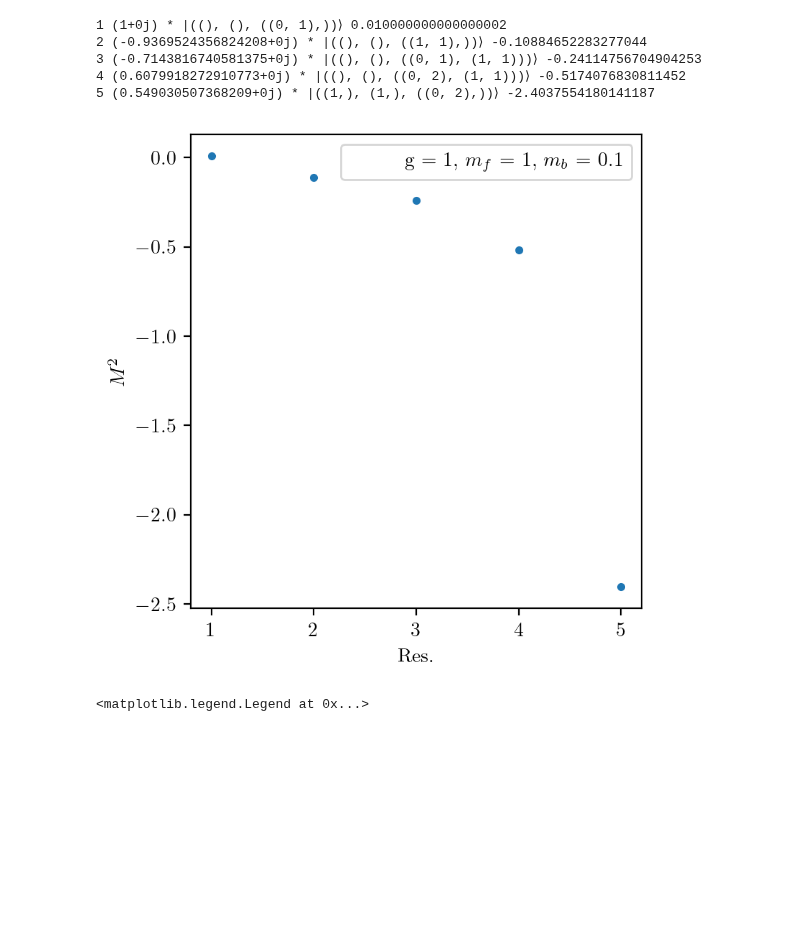
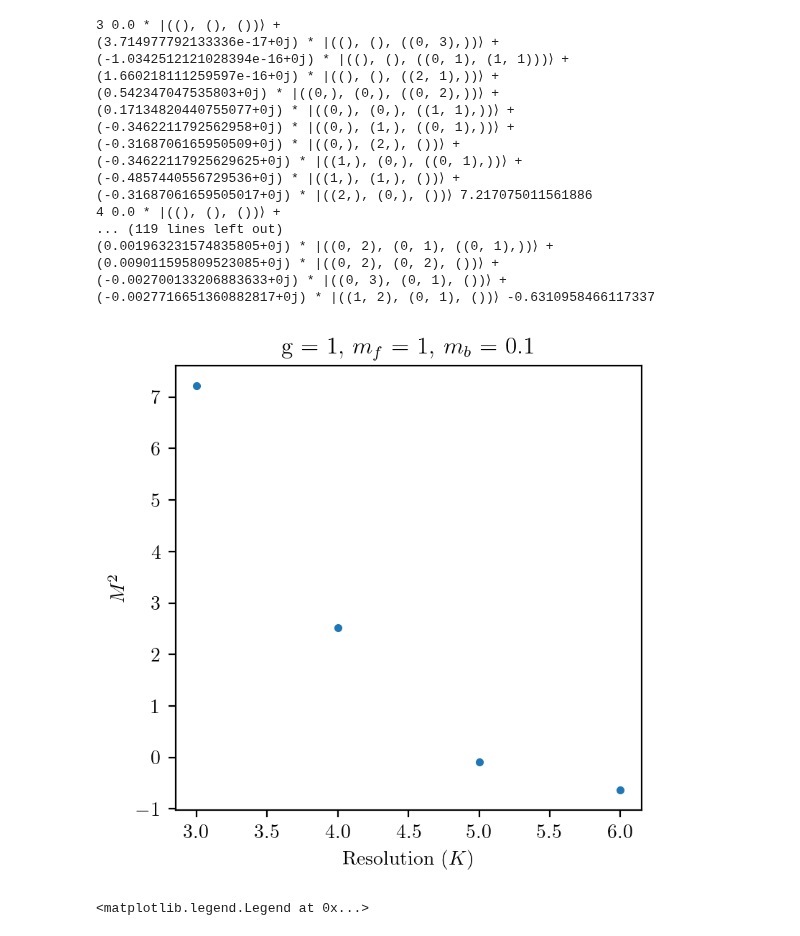
Before and after one commit to cgustin99/OpenParticle, a Jupyter notebook: models/Yukawa/yukawa.ipynb, the cells around one changed output. Drawn from its saved outputs; the diff is of its cells as text; code cells hidden in the pictures; blank space fills up the shorter version.

```diff
--- a/models/Yukawa/yukawa.ipynb
+++ b/models/Yukawa/yukawa.ipynb
@@ -10,4 +10,5 @@ from openparticle.dlcq import momentum_states_partition
 
 
 plt.rcParams["font.family"] = "Times New Roman"
+plt.rcParams["font.size"] = 24
 plt.rc('text', usetex=True)
@@ -14,5 +63,5 @@ plt.rc('text', usetex=True)
 # %%
-def m2_vs_res(res_vals, baryon_number, coupling = 1, mf = 1, mb = 1):
+def m2_vs_res(res_vals, baryon_number, coupling = 1, mf = 1, mb = 1, eigenstate = 0):
 
 
     evals = []
@@ -29,11 +78,11 @@ def m2_vs_res(res_vals, baryon_number, coupling = 1, mf = 1, mb = 1):
 
         if tmp_mat.shape != (0, 0):
             vals, vecs = np.linalg.eigh(tmp_mat)
-
-            evals.append(min(vals))
+            evals.append(sorted(vals)[eigenstate])
             L_vals.append(2*np.pi * res)
-            psi = numpy_to_fock(vecs[:, 0], baryon_number_basis)
+            psi = numpy_to_fock(vecs[:, eigenstate], baryon_number_basis)
             max_weight, state = max_fock_weight(psi)
-            print(res, max_weight *  state, min(vals))
+            # print(res, max_weight *  state, sorted(vals)[eigenstate])
+            print(res, psi, sorted(vals)[eigenstate])
 
     return evals
@@ -57,27 +89,40 @@ def J(res, g, mf):
 # %%
-res = 5
+res = 6
 g = 1
 mf = 1
 mb = 0.1
 n_particles = 10
 # kvals = [2**p for p in range(1, res)]
-kvals = list(range(1, res + 1))
+kvals = list(range(3, res + 1))
 plt.figure(figsize = (4, 4), dpi = 200)
-e = m2_vs_res(res_vals=kvals, baryon_number = 0, coupling = g, mf = mf, mb = mb)
+e = m2_vs_res(res_vals=kvals, baryon_number = 0, coupling = g, mf = mf, mb = mb, eigenstate = 6)
 plt.scatter(kvals, np.array(e), marker='.')
-plt.scatter([], [], color = 'white', label = f'g = {g}, $m_f$ = {mf}, $m_b$ = {mb}')
-plt.xlabel('Res.')
+# plt.scatter([], [], color = 'white', label = f'g = {g}, $m_f$ = {mf}, $m_b$ = {mb}')
+plt.xlabel('Resolution ($K$)')
 plt.ylabel(f'$M^2$')
+plt.title( f'g = {g}, $m_f$ = {mf}, $m_b$ = {mb}')
 plt.tight_layout()
-plt.legend()
+# plt.legend()
 plt.show()
 # %% [output]
-1 (1+0j) * |((), (), ((0, 1),))⟩ 0.010000000000000002
-2 (-0.9369524356824208+0j) * |((), (), ((1, 1),))⟩ -0.10884652283277044
-3 (-0.7143816740581375+0j) * |((), (), ((0, 1), (1, 1)))⟩ -0.24114756704904253
-4 (0.6079918272910773+0j) * |((), (), ((0, 2), (1, 1)))⟩ -0.5174076830811452
-5 (0.549030507368209+0j) * |((1,), (1,), ((0, 2),))⟩ -2.4037554180141187
+3 0.0 * |((), (), ())⟩ +
+(3.714977792133336e-17+0j) * |((), (), ((0, 3),))⟩ +
+(-1.0342512121028394e-16+0j) * |((), (), ((0, 1), (1, 1)))⟩ +
+(1.660218111259597e-16+0j) * |((), (), ((2, 1),))⟩ +
+(0.542347047535803+0j) * |((0,), (0,), ((0, 2),))⟩ +
+(0.17134820440755077+0j) * |((0,), (0,), ((1, 1),))⟩ +
+(-0.3462211792562958+0j) * |((0,), (1,), ((0, 1),))⟩ +
+(-0.3168706165950509+0j) * |((0,), (2,), ())⟩ +
+(-0.34622117925629625+0j) * |((1,), (0,), ((0, 1),))⟩ +
+(-0.4857440556729536+0j) * |((1,), (1,), ())⟩ +
+(-0.31687061659505017+0j) * |((2,), (0,), ())⟩ 7.217075011561886
+4 0.0 * |((), (), ())⟩ +
+... (119 lines left out)
+(0.001963231574835805+0j) * |((0, 2), (0, 1), ((0, 1),))⟩ +
+(0.009011595809523085+0j) * |((0, 2), (0, 2), ())⟩ +
+(-0.002700133206883633+0j) * |((0, 3), (0, 1), ())⟩ +
+(-0.0027716651360882817+0j) * |((1, 2), (0, 1), ())⟩ -0.6310958466117337
-[figure, old version]
+[figure, new version]
 # %%
 resolution = 3
 
```
Also changed, not shown: parts of 12 cells of this notebook.
